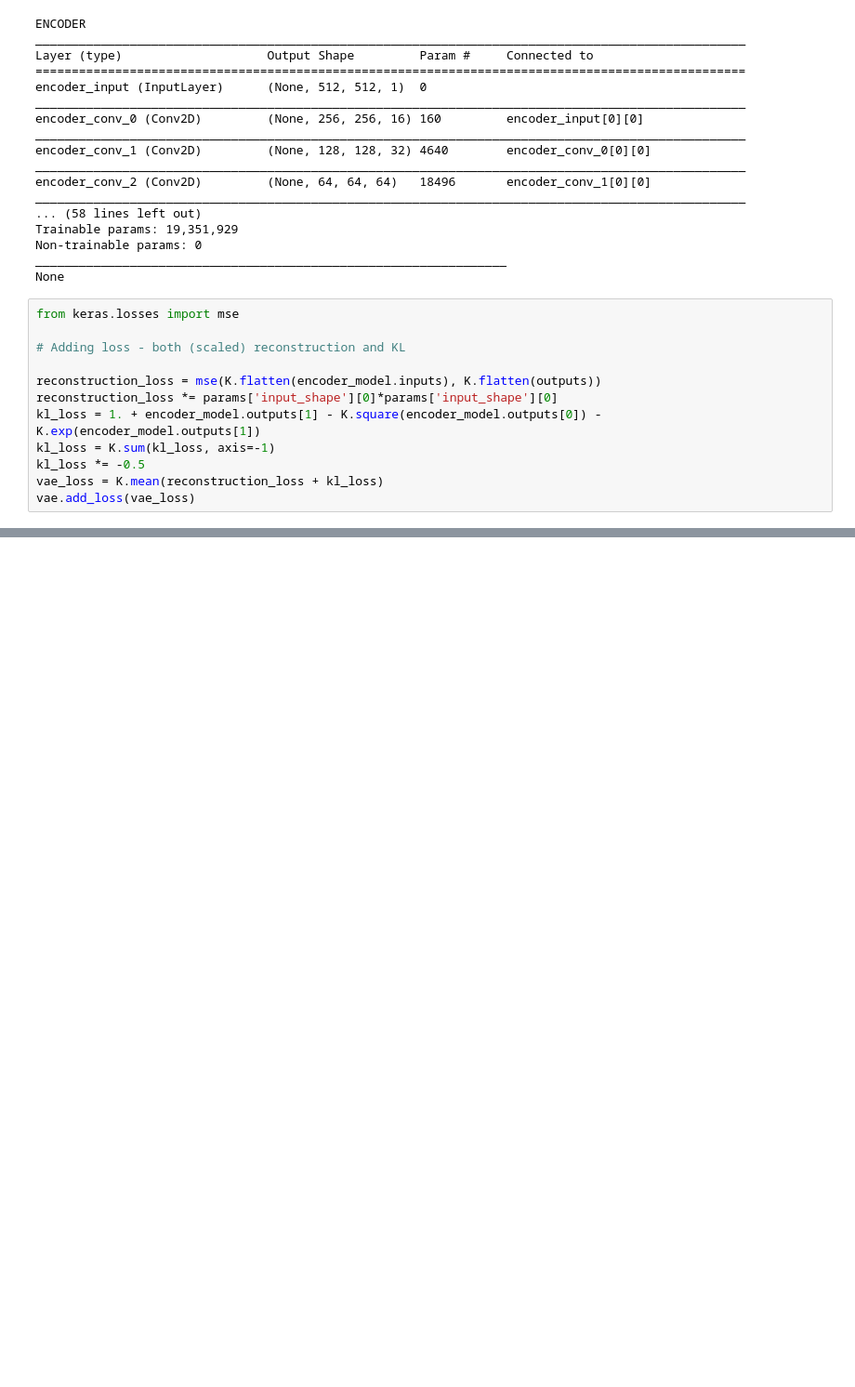
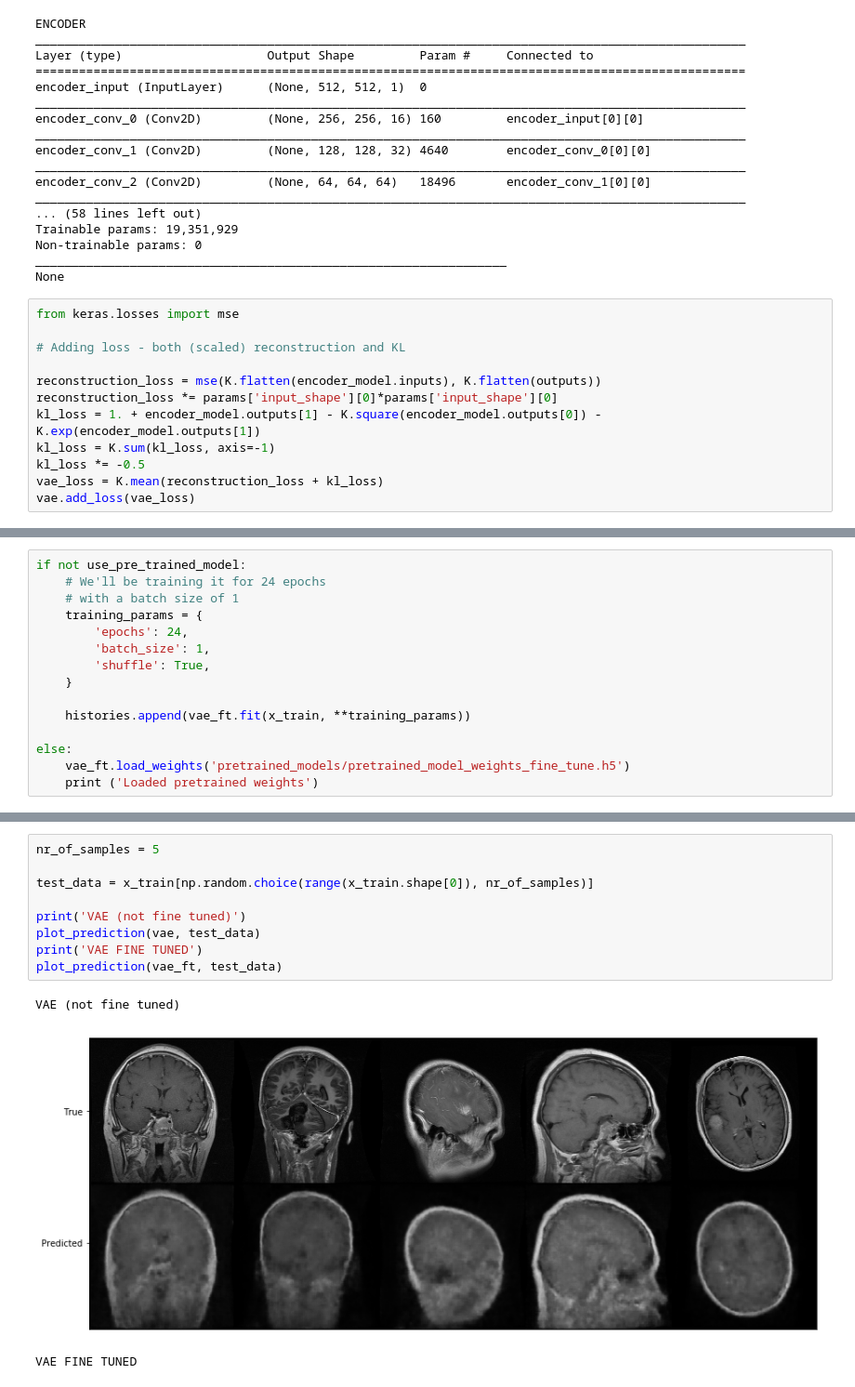
Before and after one commit to epimedai/VAE, a Jupyter notebook: VAE guide.ipynb, the cells around one changed output, grey strips where cells are left out. Shown at 93% size. Drawn from its saved outputs; the diff is of its cells as text; blank space fills up the shorter version.

```diff
--- a/VAE guide.ipynb
+++ b/VAE guide.ipynb
@@ -337,0 +369,15 @@ None
+# %%
+if not use_pre_trained_model:
+    # We'll be training it for 24 epochs
+    # with a batch size of 1
+    training_params = {
+        'epochs': 24,
+        'batch_size': 1,
+        'shuffle': True,
+    }
+
+    histories.append(vae_ft.fit(x_train, **training_params))
+
+else:
+    vae_ft.load_weights('pretrained_models/pretrained_model_weights_fine_tune.h5')
+    print ('Loaded pretrained weights')
@@ -337,0 +402,13 @@ None
+# %%
+nr_of_samples = 5
+
+test_data = x_train[np.random.choice(range(x_train.shape[0]), nr_of_samples)]
+
+print('VAE (not fine tuned)')
+plot_prediction(vae, test_data)
+print('VAE FINE TUNED')
+plot_prediction(vae_ft, test_data)
+# %% [output]
+VAE (not fine tuned)
+[figure, added]
+VAE FINE TUNED
```
Also changed, not shown: parts of 21 cells of this notebook, 6 other files.
